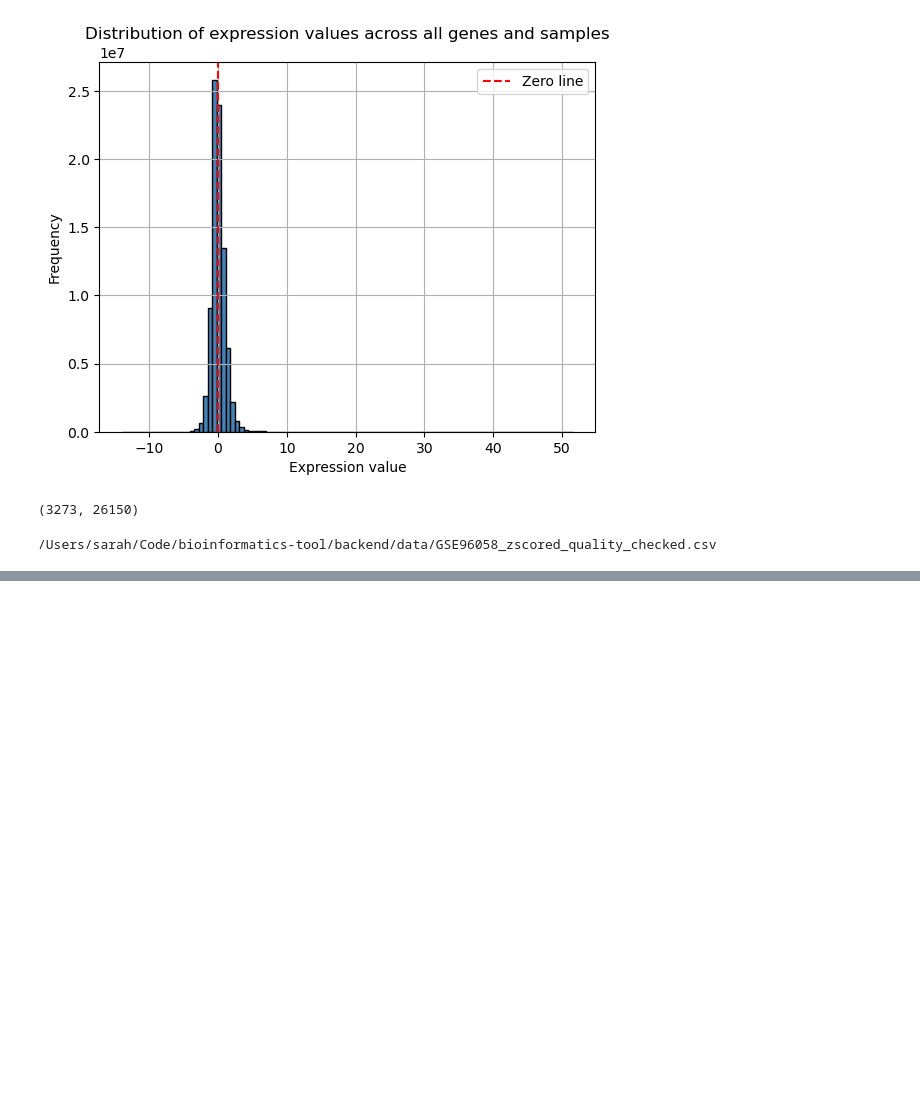
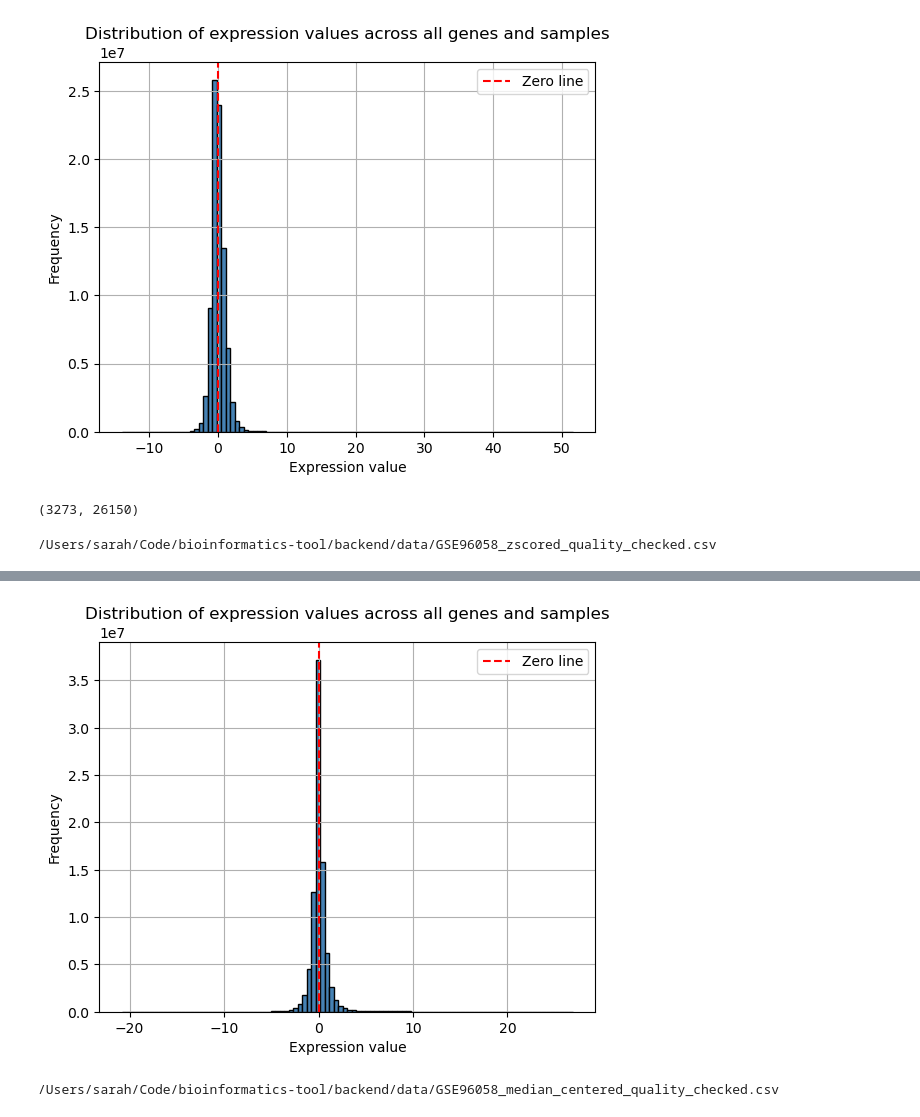
Before and after one commit to starshrimp/bioinformatics-tool, a Jupyter notebook: analysis/01_data_preprocessing_expr.ipynb, the cells around one changed output, grey strips where cells are left out. Saved outputs shown, nothing was run; the diff lists cells and outputs as text; code cells hidden in the pictures; blank space fills up the shorter version.

Commit message:
median centered

```diff
--- a/analysis/01_data_preprocessing_expr.ipynb
+++ b/analysis/01_data_preprocessing_expr.ipynb
@@ -615,0 +632,25 @@ em_zscored.to_csv(zscored_path, float_format='%.20f', index=True)
+# %%
+em_median_centered = em_T_collapsed.apply(lambda x: x - x.median(), axis=0)
+# %%
+all_values = em_median_centered.values.flatten()
+
+# Plot a histogram
+plt.hist(all_values, bins=100, color='steelblue', edgecolor='black')
+plt.xlabel("Expression value")
+plt.ylabel("Frequency")
+plt.title("Distribution of expression values across all genes and samples")
+plt.grid(True)
+plt.axvline(x=0, color='red', linestyle='--', label='Zero line')
+plt.legend()
+plt.show()
+# %% [output]
+[figure, added]
+# %%
+median_centered_path = repo_root / os.getenv('MEDIAN_CENTERED_QUALITY_CHECKED')
+
+
+print(median_centered_path)
+
+em_median_centered.to_csv(median_centered_path, float_format='%.20f', index=True)
+# %% [output]
+/Users/sarah/Code/bioinformatics-tool/backend/data/GSE96058_median_centered_quality_checked.csv
```
Also changed, not shown: parts of 2 cells of this notebook.
